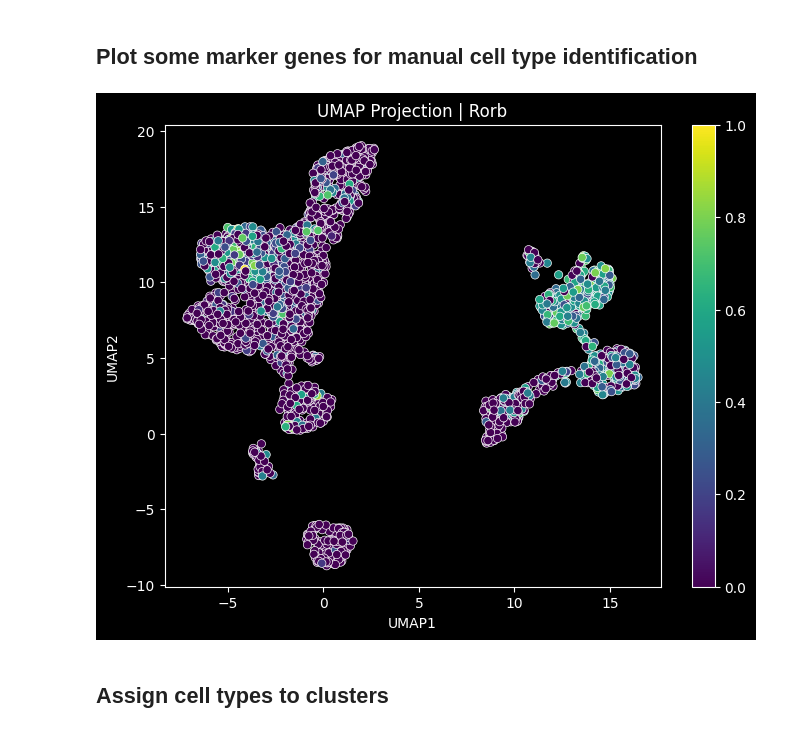
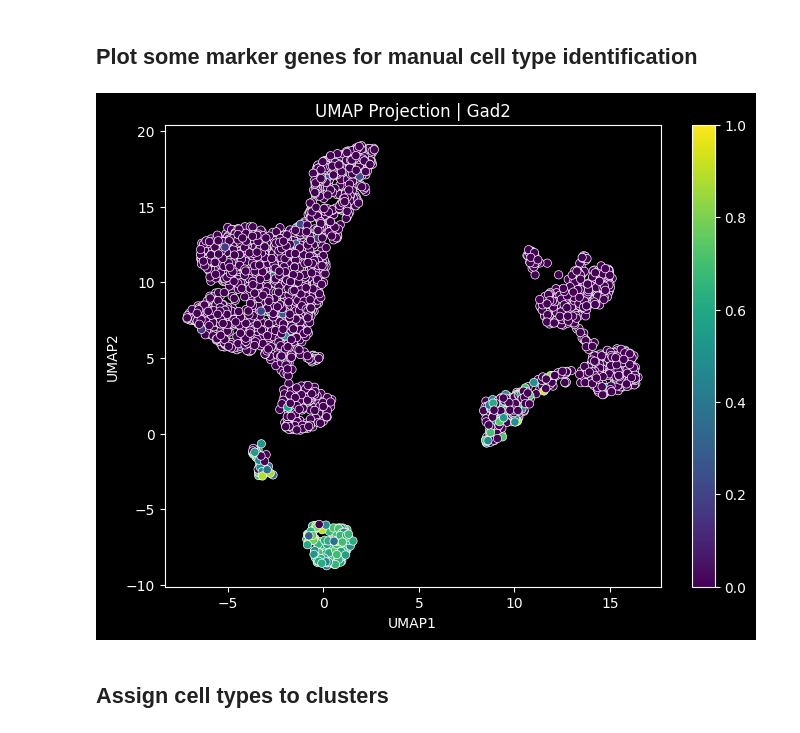
Before and after one commit to ArpiarSaundersLab/annsql, a Jupyter notebook: examples/preprocessing.ipynb, the cells around one changed output. Cells and saved outputs as stored; diff of their text form; code cells hidden in the pictures.

```diff
--- a/examples/preprocessing.ipynb
+++ b/examples/preprocessing.ipynb
@@ -208,9 +208,9 @@ asql.plot_marker_genes(obs_key="leiden_clusters", columns=3)
 # %% [markdown]
 ## Plot some marker genes for manual cell type identification
 # %%
-asql.plot_umap(color_by="Rorb")
+asql.plot_umap(color_by="Gad2")
 # %% [output]
-[figure, old version]
+[figure, new version]
 # %% [markdown]
 ## Assign cell types to clusters
 # %%
```
Also changed, not shown: parts of 9 cells of this notebook, 4 other files.
